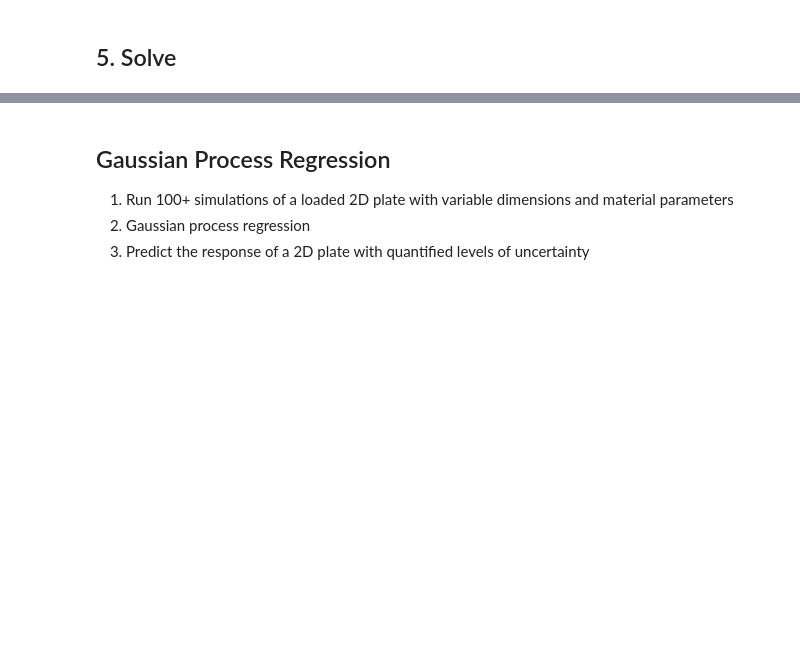
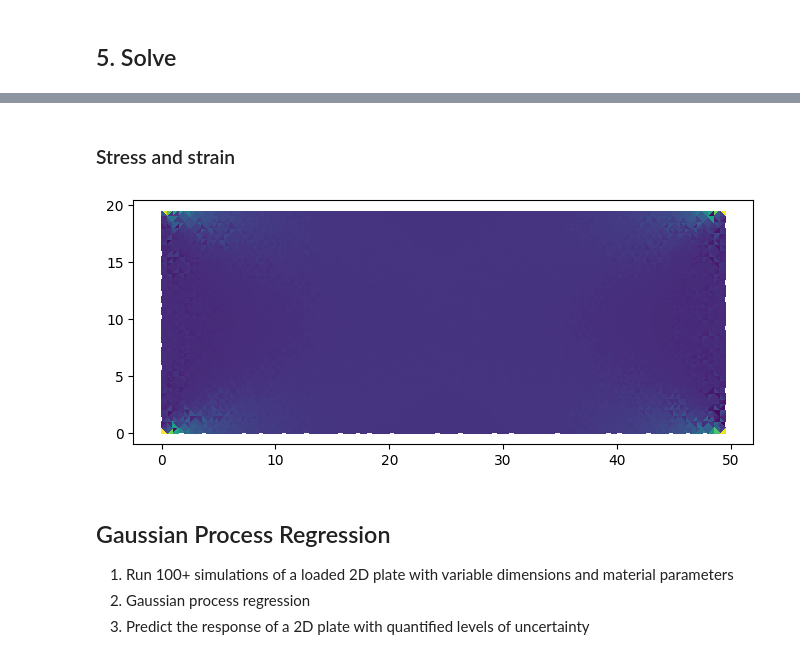
Before and after one commit to mark-hobbs/simplefea, a Jupyter notebook: 2d-plate-example.ipynb, the cells around one changed output, grey strips where cells are left out. Drawn from its saved outputs; the diff is of its cells as text; code cells hidden in the pictures; blank space fills up the shorter version.

```diff
--- a/2d-plate-example.ipynb
+++ b/2d-plate-example.ipynb
@@ -242,3 +232,9 @@ print(plate.u.reshape(-1, 2))
+# %% [markdown]
+### Stress and strain
+# %%
+plate.plot_stress()
+# %% [output]
+[figure, added]
 # %% [markdown]
 ## Gaussian Process Regression
 
```
Also changed, not shown: parts of 9 cells of this notebook, 1 other file.
